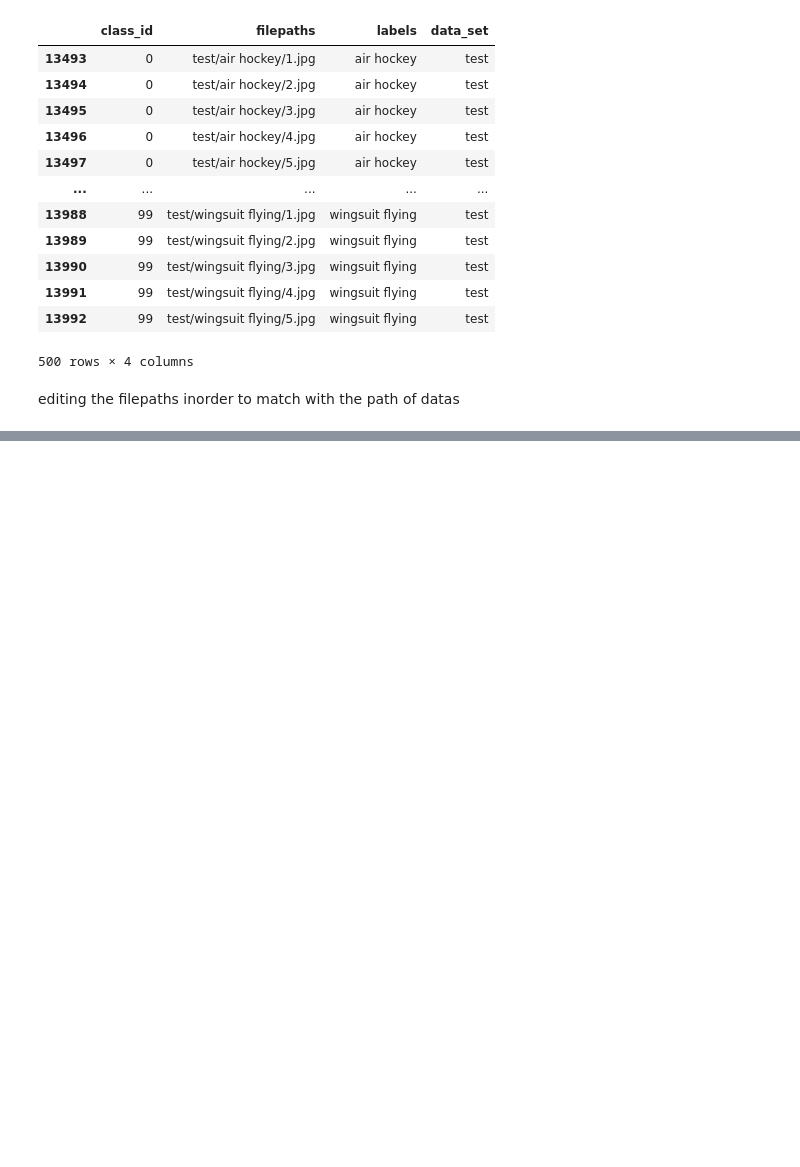
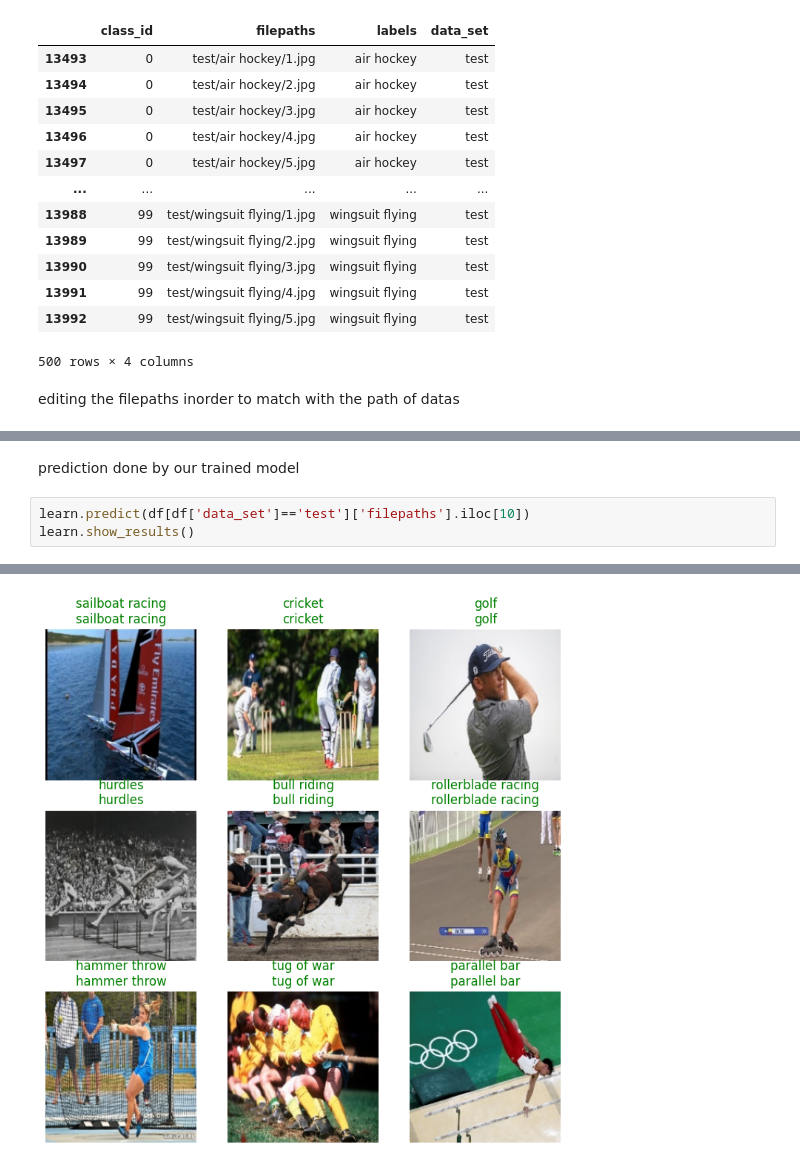
Before and after one commit to AsokTamang/Image-classifier, a Jupyter notebook: kaggle-notebook.ipynb, the cells around one changed output, grey strips where cells are left out. Saved outputs shown, nothing was run; the diff lists cells and outputs as text; blank space fills up the shorter version.

Commit message:
prediction done by the model

```diff
--- a/kaggle-notebook.ipynb
+++ b/kaggle-notebook.ipynb
@@ -131,0 +163,6 @@ df['filepaths'] = str(path) + '/' + df['filepaths']
+# %% [markdown]
+prediction done by our trained model
+# %%
+learn.predict(df[df['data_set']=='test']['filepaths'].iloc[10])
+learn.show_results()
+# %% [output]
@@ -131,0 +171 @@ df['filepaths'] = str(path) + '/' + df['filepaths']
+[figure, added]
```
Also changed, not shown: parts of 5 cells of this notebook.
